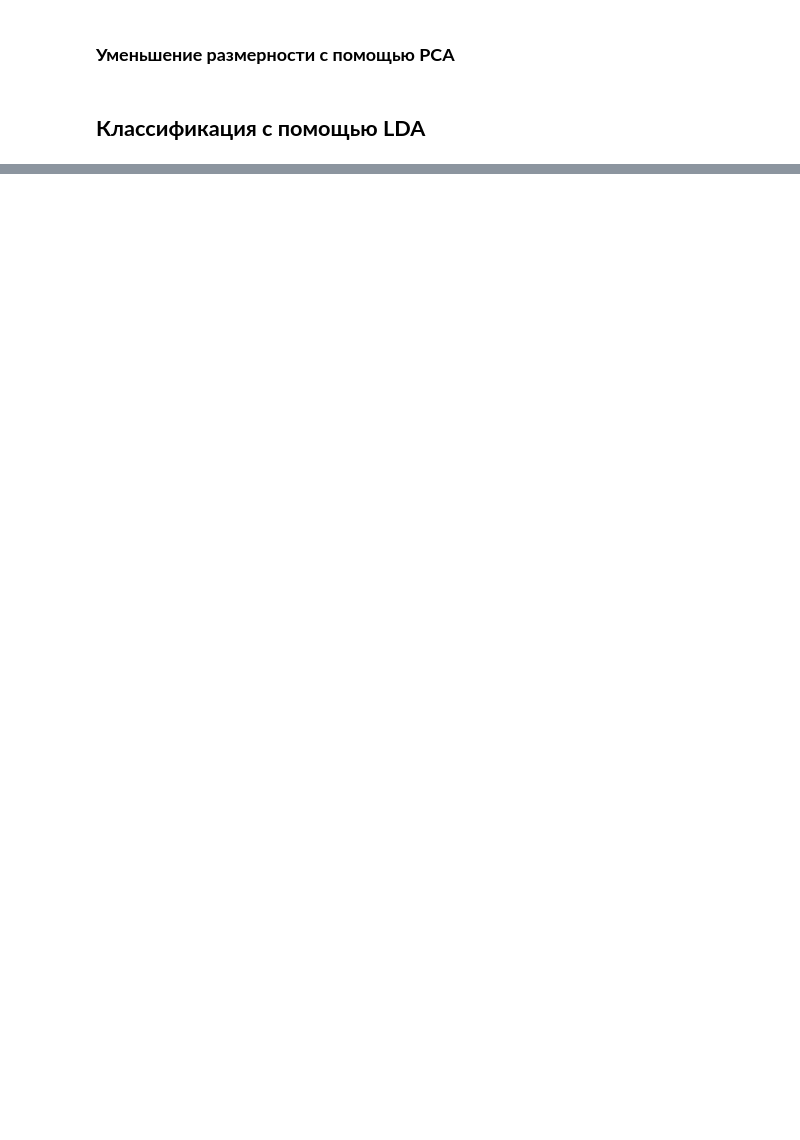
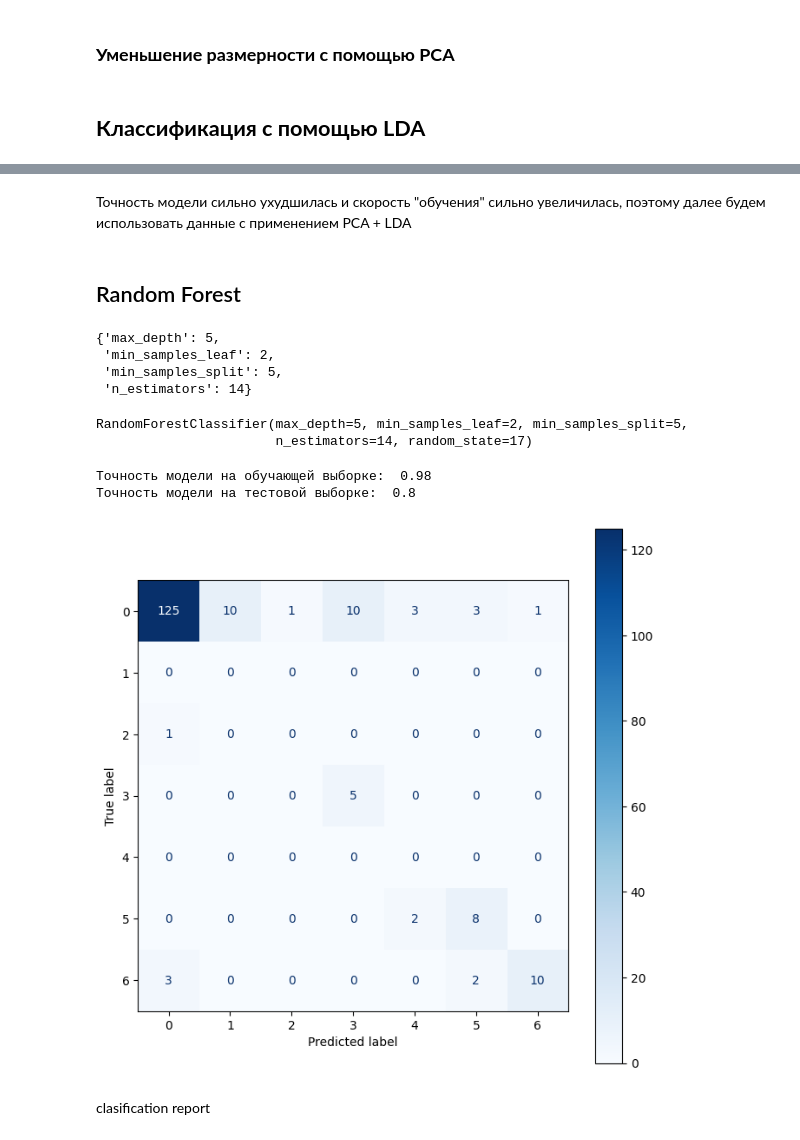
Before and after one commit to oodlbee/emotion_classification, a Jupyter notebook: notebooks/emotion_classification.ipynb, the cells around one changed output, grey strips where cells are left out. Cells and saved outputs as stored; diff of their text form; code cells hidden in the pictures; blank space fills up the shorter version.

```diff
--- a/notebooks/emotion_classification.ipynb
+++ b/notebooks/emotion_classification.ipynb
@@ -678,0 +576,42 @@ disp.plot(cmap = 'Blues', ax=ax);
+# %% [markdown]
+Точность модели сильно ухудшилась и скорость "обучения" сильно увеличилась, поэтому далее будем использовать данные с применением PCA + LDA
+# %% [markdown]
+## Random Forest
+# %%
+clf = RandomForestClassifier(random_state=17)
+params = {'n_estimators': range(13, 20), 'max_depth' : range(3, 10),
+     'min_samples_split' : range(2, 7),
+     'min_samples_leaf': range(1, 5)}
+search = GridSearchCV(clf, params,  scoring="f1_weighted", cv=5, n_jobs=-1)
+search.fit(x_train_lda, y_train)
+search.best_params_
+# %% [output]
+{'max_depth': 5,
+ 'min_samples_leaf': 2,
+ 'min_samples_split': 5,
+ 'n_estimators': 14}
+# %%
+clf_best_rf = search.best_estimator_
+clf_best_rf.fit(x_train_lda, y_train)
+# %% [output]
+RandomForestClassifier(max_depth=5, min_samples_leaf=2, min_samples_split=5,
+                       n_estimators=14, random_state=17)
+# %%
+train_accuracy_rf = clf_best_rf.score(x_train_lda, y_train)
+test_accuracy_rf = clf_best_rf.score(x_test_lda, y_test)
+print ('Точность модели на обучающей выборке: ', round (train_accuracy_rf, 2))
+print ('Точность модели на тестовой выборке: ', round (test_accuracy_rf, 2))
+# %% [output]
+Точность модели на обучающей выборке:  0.98
+Точность модели на тестовой выборке:  0.8
+# %%
+rf_prediction = clf_best_rf.predict(x_test_lda)
+conf_matrix = confusion_matrix(rf_prediction, y_test)
+
+fig, ax = plt.subplots(figsize=(8, 8))
+disp = ConfusionMatrixDisplay(conf_matrix)
+disp.plot(cmap = 'Blues', ax=ax);
+# %% [output]
+[figure, added]
+# %% [markdown]
+clasification report
```
Also changed, not shown: parts of 108 cells of this notebook, 2 other files.
